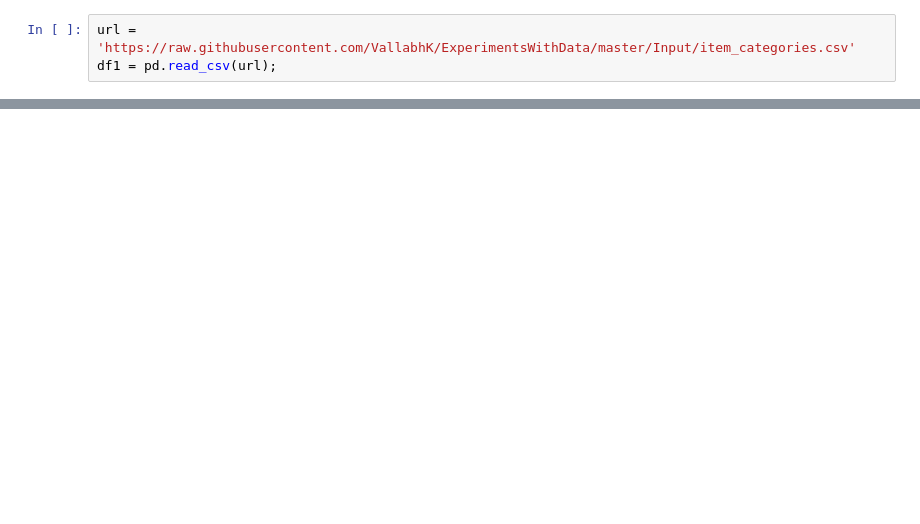
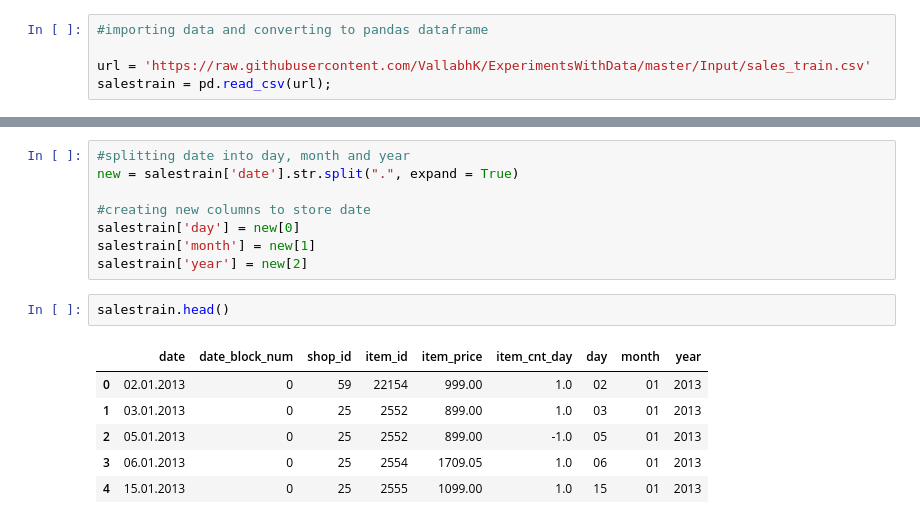
Before and after one commit to VallabhK/ExperimentsWithData, a Jupyter notebook: FutureSalesPrediction1CCompany.ipynb, the cells around one changed output, grey strips where cells are left out. Cells and saved outputs as stored; diff of their text form; blank space fills up the shorter version.

Commit message:
Date format changes for time series analysis and grouping

```diff
--- a/FutureSalesPrediction1CCompany.ipynb
+++ b/FutureSalesPrediction1CCompany.ipynb
@@ -17,3 +9,5 @@ from matplotlib import pyplot as plt
 # %%
-url = 'https://raw.githubusercontent.com/VallabhK/ExperimentsWithData/master/Input/item_categories.csv'
-df1 = pd.read_csv(url);
+#importing data and converting to pandas dataframe
+
+url = 'https://raw.githubusercontent.com/VallabhK/ExperimentsWithData/master/Input/sales_train.csv'
+salestrain = pd.read_csv(url);
@@ -21,0 +24,17 @@ https://databricks.com/product/faq/community-edition
+# %%
+#splitting date into day, month and year
+new = salestrain['date'].str.split(".", expand = True)
+
+#creating new columns to store date
+salestrain['day'] = new[0]
+salestrain['month'] = new[1]
+salestrain['year'] = new[2]
+# %%
+salestrain.head()
+# %% [output]
+|  | date | date_block_num | shop_id | item_id | item_price | item_cnt_day | day | month | year |
+| 0 | 02.01.2013 | 0 | 59 | 22154 | 999.00 | 1.0 | 02 | 01 | 2013 |
+| 1 | 03.01.2013 | 0 | 25 | 2552 | 899.00 | 1.0 | 03 | 01 | 2013 |
+| 2 | 05.01.2013 | 0 | 25 | 2552 | 899.00 | -1.0 | 05 | 01 | 2013 |
+| 3 | 06.01.2013 | 0 | 25 | 2554 | 1709.05 | 1.0 | 06 | 01 | 2013 |
+| 4 | 15.01.2013 | 0 | 25 | 2555 | 1099.00 | 1.0 | 15 | 01 | 2013 |
```
Also changed, not shown: parts of 6 cells of this notebook.
